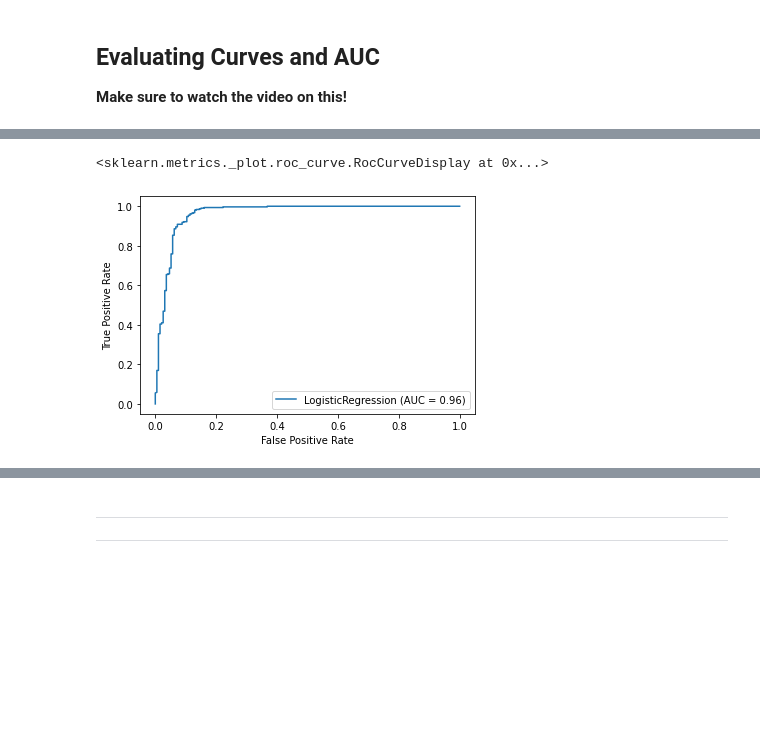
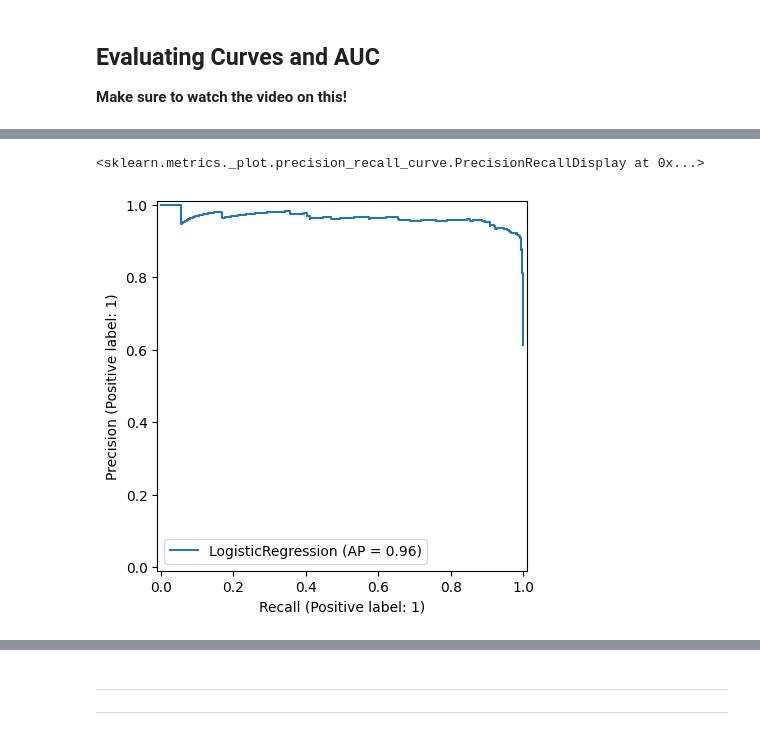
Before and after one commit to Briankipkemboi78/datascience, a Jupyter notebook: Reference/11-Logistic-Regression-Models/00-Logistic-Regression.ipynb, the cells around one changed output, grey strips where cells are left out. Cells and saved outputs as stored; diff of their text form; code cells hidden in the pictures; blank space fills up the shorter version.

```diff
--- a/Reference/11-Logistic-Regression-Models/00-Logistic-Regression.ipynb
+++ b/Reference/11-Logistic-Regression-Models/00-Logistic-Regression.ipynb
@@ -277,5 +277,5 @@ plot_precision_recall_curve(log_model,scaled_X_test,y_test)
 # %%
-plot_roc_curve(log_model,scaled_X_test,y_test)
+PrecisionRecallDisplay.from_estimator(log_model,scaled_X_test,y_test)
 # %% [output]
-<sklearn.metrics._plot.roc_curve.RocCurveDisplay at 0x...>
+<sklearn.metrics._plot.precision_recall_curve.PrecisionRecallDisplay at 0x...>
-[figure, old version]
+[figure, new version]
```
Also changed, not shown: parts of 5 cells of this notebook, 2 other files.
